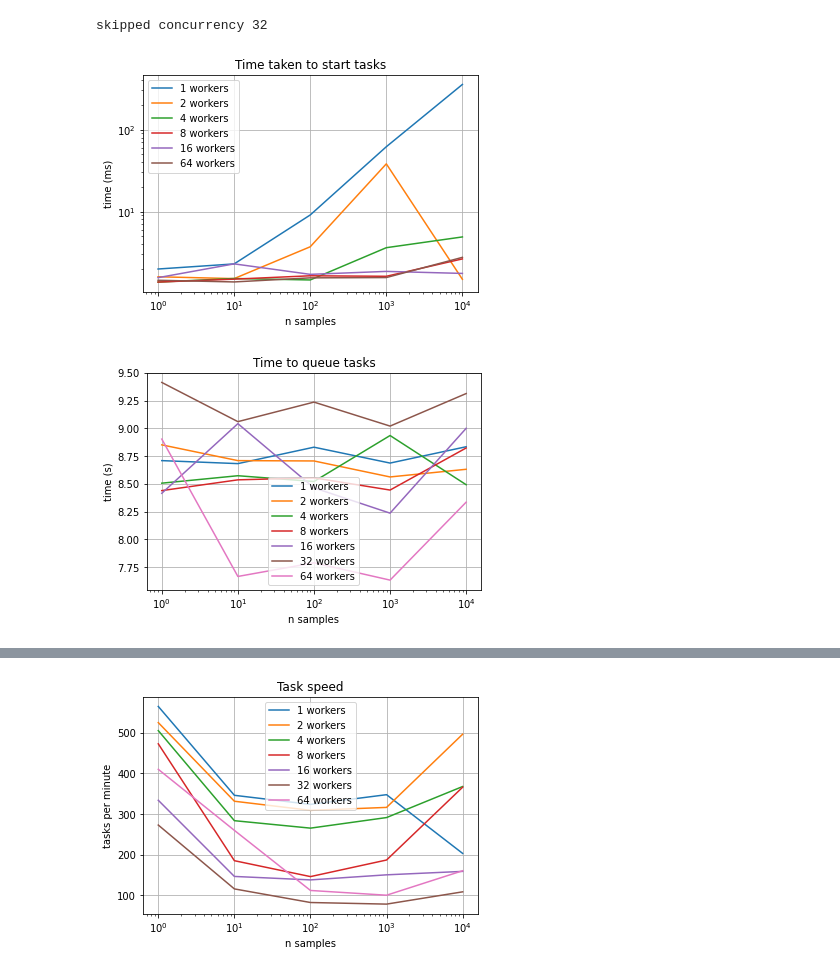
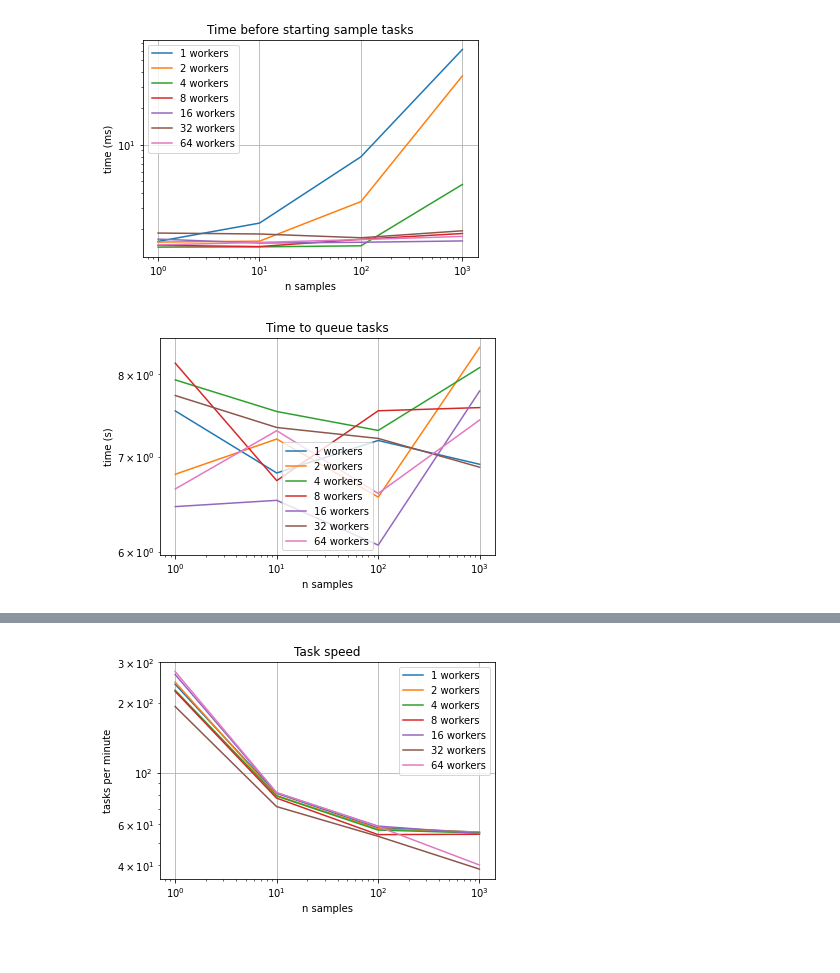
Before and after one commit to AlexanderWinterLLNL/merlin, a Jupyter notebook: merlin/examples/workflows/null_spec/scripts/plot-single-dataset.ipynb, the cells around one changed output, grey strips where cells are left out. Cells and saved outputs as stored; diff of their text form; code cells hidden in the pictures.

Commit message:
updated plots

```diff
--- a/merlin/examples/workflows/null_spec/scripts/plot-single-dataset.ipynb
+++ b/merlin/examples/workflows/null_spec/scripts/plot-single-dataset.ipynb
@@ -16,16 +28,23 @@ with open(f'my_data{data_id}.yaml') as f:
 # TOTAL WF TIME
 # OVERHEAD TYPE 2
 
-concurrencies = [1,2,4,8,16,32,64]
-samples = [1,10,100,1000,10000]
+#concurrencies = [1,2,4,8,16,32,64]
+#samples = [1,10,100,1000,10000]
 fig, ax = plt.subplots()
 
 for con in concurrencies:
     all_task_times = []
     for name, val in data.items():
+        stop = False
+        for avoid in avoid_samples:
+            if (name.endswith(f"_s{str(avoid)}")) or (f"_s{str(avoid)} " in name):
+                stop = True
+                break
+        if stop:
+            continue
         if f"c{con}_" in name and "start verify" in name:
             if "ERROR" in str(val):
-                print("ERROR")
+                print("ERROR:" + name + " is " + str(val))
                 break
             start_verify = val
         if f"c{con}_" in name and "start run-workers" in name:
@@ -39,12 +58,13 @@ for con in concurrencies:
         continue
 
 plt.xscale("log")
+plt.yscale("log")
 ax.legend()
 
 ax.set(xlabel='n samples', ylabel='time (ms)',
                title='Time to run all tasks')
 ax.grid()
 
-#fig.savefig(f"figs/all_task_time__{data_id}.png")
+fig.savefig(f"figs/all_task_time__{data_id}.png")
 plt.show()
 # %% [output]
@@ -55,18 +122,25 @@ skipped concurrency 1
 # TIME TO START WORKING ON TASKS
 # OVERHEAD TYPE 4
 
-concurrencies = [1,2,4,8,16,32,64]
-samples = [1,10,100,1000,10000]
+#concurrencies = [1,2,4,8,16,32,64]
+#samples = [1,10,100,1000,10000]
 fig, ax = plt.subplots()
 
 for con in concurrencies:
     all_task_times = []
     for name, val in data.items():
+        stop = False
+        for avoid in avoid_samples:
+            if (name.endswith(f"_s{str(avoid)}")) or (f"_s{str(avoid)} " in name):
+                stop = True
+                break
+        if stop:
+            continue
         if f"c{con}_" in name and "start run-workers" in name:
             start_run_workers = val
         if f"c{con}_" in name and "start samp1" in name:
             if "ERROR" in str(val):
-                print("ERROR")
+                print("ERROR" + name + " is " + str(val))
                 break
             start_samp1 = val
             all_task_times.append((start_samp1 - start_run_workers))
@@ -74,7 +148,7 @@ for con in concurrencies:
     try:
         ax.plot(samples, all_task_times, label=f"{con} workers")
     except ValueError as e:
-        print(f"skipped concurrency {con}")
+        print(f"skipped concurrency {con}: {e}")
         continue
 
 plt.xscale("log")
@@ -82,26 +156,31 @@ plt.yscale("log")
 ax.legend()
 
 ax.set(xlabel='n samples', ylabel='time (ms)',
-               title='Time taken to start tasks')
+               title='Time before starting sample tasks')
 ax.grid()
 
-#fig.savefig(f"figs/task_start_time__{data_id}.png")
+fig.savefig(f"figs/pre_sample_time__{data_id}.png")
 plt.show()
 # %% [output]
-skipped concurrency 32
-[figure, old version]
+[figure, new version]
 # %%
 # TIME TO QUEUE ALL TASKS
 # OVERHEAD TYPE 3
 
-concurrencies = [1,2,4,8,16,32,64]
-samples = [1,10,100,1000,10000]
+#concurrencies = [1,2,4,8,16,32,64]
+#samples = [1,10,100,1000,10000]
 fig, ax = plt.subplots()
 
 for con in concurrencies:
     all_task_times = []
     for name, val in data.items():
-        #print(name)
+        stop = False
+        for avoid in avoid_samples:
+            if (name.endswith(f"_s{str(avoid)}")) or (f"_s{str(avoid)} " in name):
+                stop = True
+                break
+        if stop:
+            continue
         if f"c{con}_" in name and "merlin run" in name:
             queue_tasks = val
             all_task_times.append(queue_tasks)
@@ -113,27 +192,35 @@ for con in concurrencies:
         continue
 
 plt.xscale("log")
+plt.yscale("log")
 ax.legend()
 
 ax.set(xlabel='n samples', ylabel='time (s)',
                title='Time to queue tasks')
 ax.grid()
 
-#fig.savefig(f"figs/task_queue_time__{data_id}.png")
+fig.savefig(f"figs/task_queue_time__{data_id}.png")
 plt.show()
 # %% [output]
-[figure, old version]
+[figure, new version]
 # %%
 # TASK SPEED
 # OVERHEAD TYPE 1
 
-concurrencies = [1,2,4,8,16,32,64]
-samples = [1,10,100,1000,10000]
+#concurrencies = [1,2,4,8,16,32,64]
+#samples = [1,10,100,1000,10000]
 fig, ax = plt.subplots()
 
 for con in concurrencies:
     t_per_m = []
     for name, times in data.items():
+        stop = False
+        for avoid in avoid_samples:
+            if (name.endswith(f"_s{str(avoid)}")) or (f"_s{str(avoid)} " in name):
+                stop = True
+                break
+        if stop:
+            continue
         if f"c{con}_" in name and " " not in name:
             n_tasks = len(times)
             seconds = sum(times)
@@ -147,12 +234,13 @@ for con in concurrencies:
     ax.plot(samples, t_per_m, label=f"{con} workers")
 
 plt.xscale("log")
+plt.yscale("log")
 ax.legend()
 
 ax.set(xlabel='n samples', ylabel='tasks per minute',
                title='Task speed')
 ax.grid()
 
-#fig.savefig(f"figs/task_speed__{data_id}.png")
+fig.savefig(f"figs/task_speed__{data_id}.png")
 plt.show()
 # %% [output]
@@ -176,4 +264,4 @@ plt.show()
-[figure, old version]
+[figure, new version]
 # %%
 concurrency = 16
 
```
Also changed, not shown: parts of 8 cells of this notebook, 1 other file.
